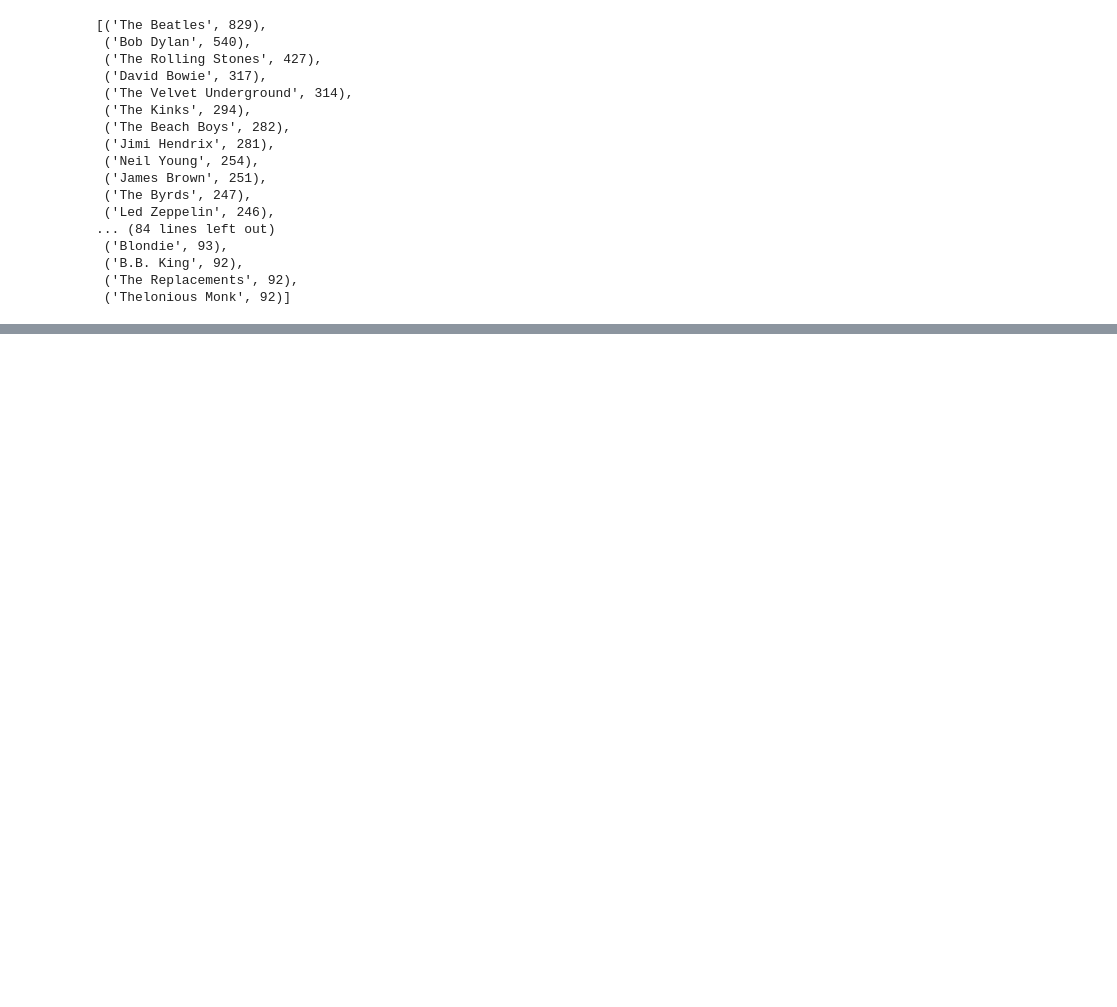
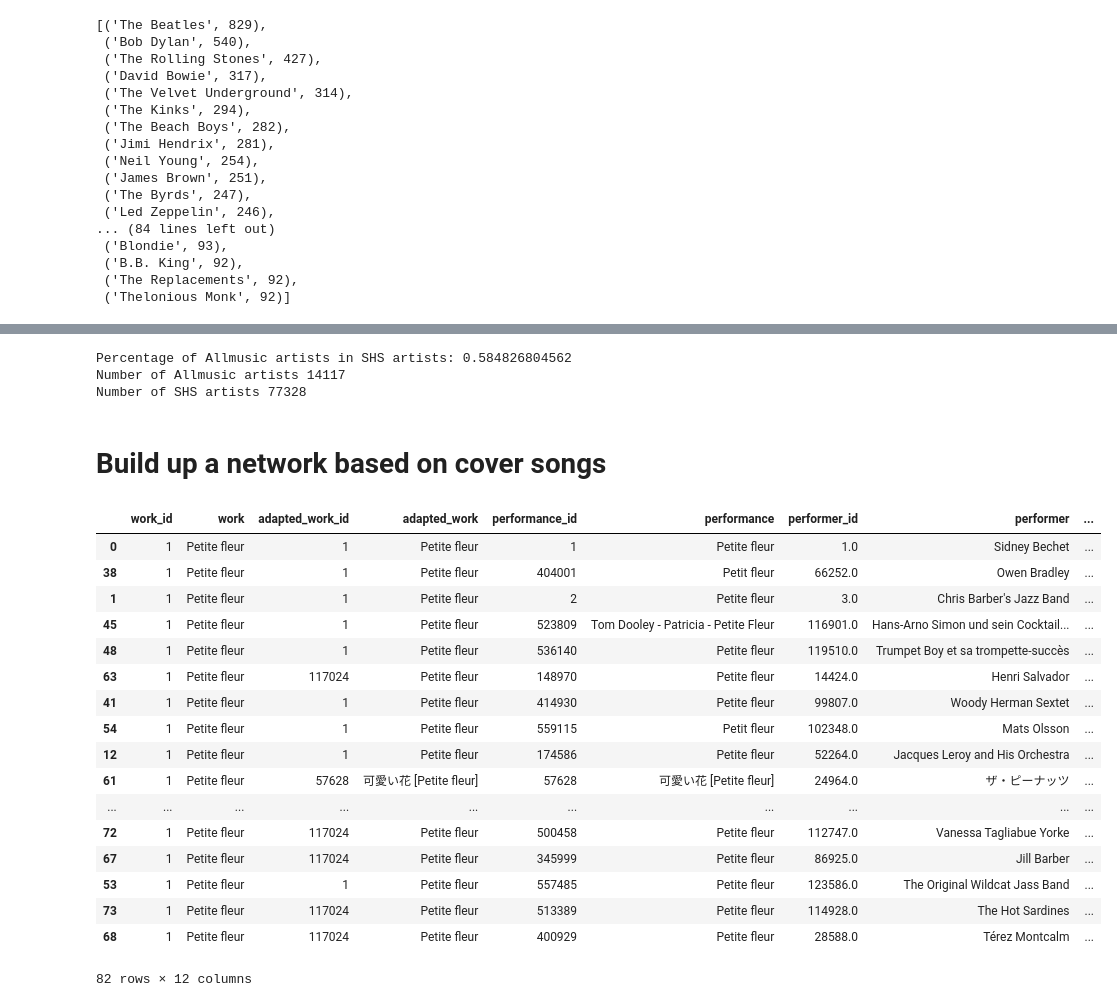
Before and after one commit to wzeyuann/music_influence, a Jupyter notebook: Exploratory Analysis.ipynb, the cells around one changed output, grey strips where cells are left out. Saved outputs shown, nothing was run; the diff lists cells and outputs as text; code cells hidden in the pictures; blank space fills up the shorter version.

```diff
--- a/Exploratory Analysis.ipynb
+++ b/Exploratory Analysis.ipynb
@@ -46,0 +113,41 @@ nx.write_edgelist(G, 'all_influence')
+# %%
+shared_artist_count = 0
+
+for am_artist in allmusic_artists:
+    if am_artist in shs_artists:
+        shared_artist_count += 1
+
+print "Percentage of Allmusic artists in SHS artists:", shared_artist_count / float(len(allmusic_artists))
+print "Number of Allmusic artists", len(allmusic_artists)
+print "Number of SHS artists", len(shs_artists)
+# TODO: Perhaps account for unicode escaping issue?
+# %% [output]
+Percentage of Allmusic artists in SHS artists: 0.584826804562
+Number of Allmusic artists 14117
+Number of SHS artists 77328
+# %% [markdown]
+# Build up a network based on cover songs
+# %%
+# Group by work id, sorting by year within each group
+grouped_by_id = covers.sort_values('release_date').groupby('work_id')
+# %%
+grouped_by_id.get_group(1)
+# %% [output]
+|  | work_id | work | adapted_work_id | adapted_work | performance_id | performance | performer_id | performer | ... |
+| 0 | 1 | Petite fleur | 1 | Petite fleur | 1 | Petite fleur | 1.0 | Sidney Bechet | ... |
+| 38 | 1 | Petite fleur | 1 | Petite fleur | 404001 | Petit fleur | 66252.0 | Owen Bradley | ... |
+| 1 | 1 | Petite fleur | 1 | Petite fleur | 2 | Petite fleur | 3.0 | Chris Barber's Jazz Band | ... |
+| 45 | 1 | Petite fleur | 1 | Petite fleur | 523809 | Tom Dooley - Patricia - Petite Fleur | 116901.0 | Hans-Arno Simon und sein Cocktail... | ... |
+| 48 | 1 | Petite fleur | 1 | Petite fleur | 536140 | Petite fleur | 119510.0 | Trumpet Boy et sa trompette-succès | ... |
+| 63 | 1 | Petite fleur | 117024 | Petite fleur | 148970 | Petite fleur | 14424.0 | Henri Salvador | ... |
+| 41 | 1 | Petite fleur | 1 | Petite fleur | 414930 | Petite fleur | 99807.0 | Woody Herman Sextet | ... |
+| 54 | 1 | Petite fleur | 1 | Petite fleur | 559115 | Petit fleur | 102348.0 | Mats Olsson | ... |
+| 12 | 1 | Petite fleur | 1 | Petite fleur | 174586 | Petite fleur | 52264.0 | Jacques Leroy and His Orchestra | ... |
+| 61 | 1 | Petite fleur | 57628 | 可愛い花 [Petite fleur] | 57628 | 可愛い花 [Petite fleur] | 24964.0 | ザ・ピーナッツ | ... |
+| ... | ... | ... | ... | ... | ... | ... | ... | ... | ... |
+| 72 | 1 | Petite fleur | 117024 | Petite fleur | 500458 | Petite fleur | 112747.0 | Vanessa Tagliabue Yorke | ... |
+| 67 | 1 | Petite fleur | 117024 | Petite fleur | 345999 | Petite fleur | 86925.0 | Jill Barber | ... |
+| 53 | 1 | Petite fleur | 1 | Petite fleur | 557485 | Petite fleur | 123586.0 | The Original Wildcat Jass Band | ... |
+| 73 | 1 | Petite fleur | 117024 | Petite fleur | 513389 | Petite fleur | 114928.0 | The Hot Sardines | ... |
+| 68 | 1 | Petite fleur | 117024 | Petite fleur | 400929 | Petite fleur | 28588.0 | Térez Montcalm | ... |
+82 rows × 12 columns
```
Also changed, not shown: parts of 37 cells of this notebook, 1 other file.
